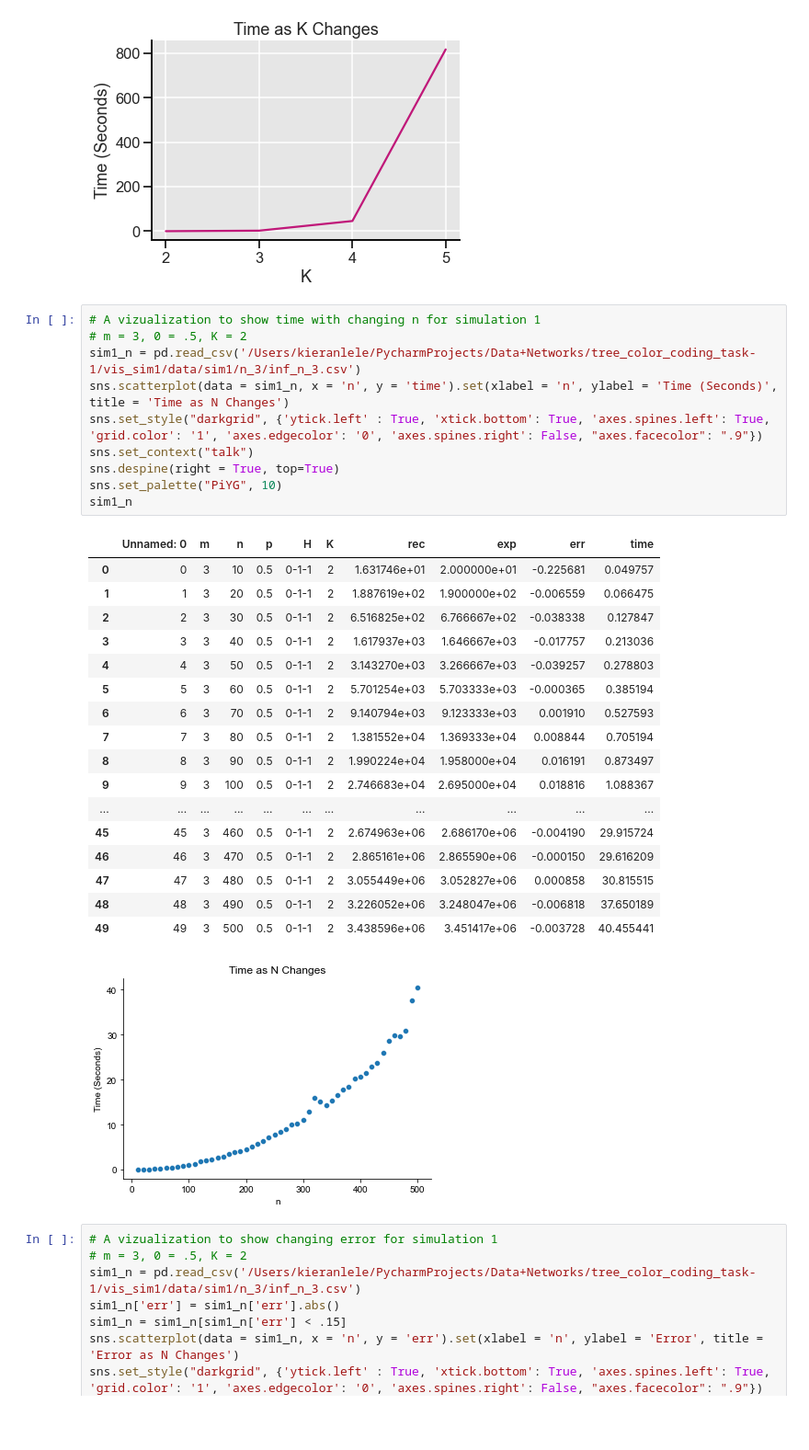
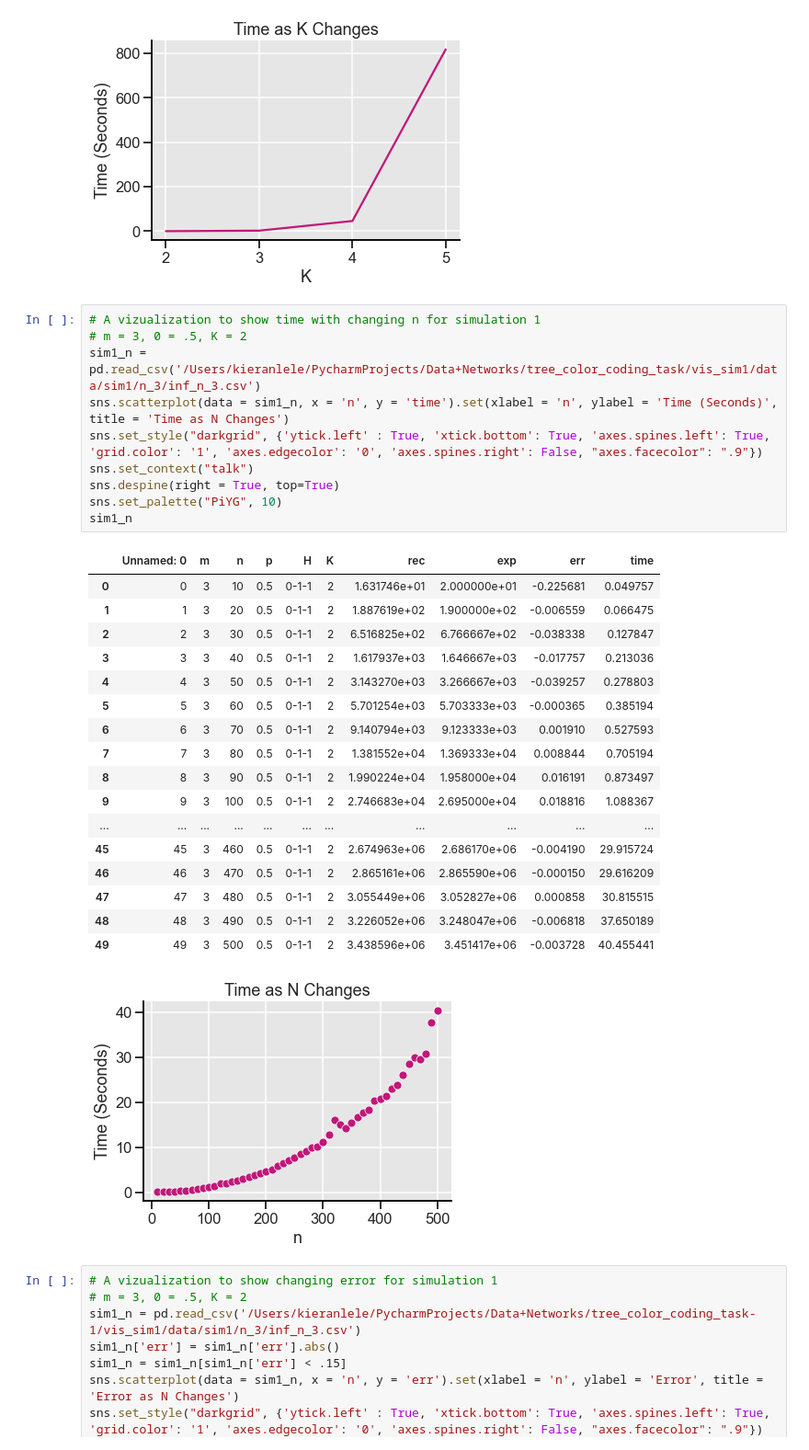
Before and after one commit to louishu17/tree_color_coding_task, a Jupyter notebook: Jupyter Vizualizations/showing_vizualizations.ipynb, the cells around one changed output. Shown at 92% size. Cells and saved outputs as stored; diff of their text form; blank space fills up the shorter version.

```diff
--- a/Jupyter Vizualizations/showing_vizualizations.ipynb
+++ b/Jupyter Vizualizations/showing_vizualizations.ipynb
@@ -28,32 +28,32 @@ sim1_k
 # %%
 # A vizualization to show time with changing n for simulation 1
 # m = 3, 0 = .5, K = 2
-sim1_n = pd.read_csv('/Users/kieranlele/PycharmProjects/Data+Networks/tree_color_coding_task-1/vis_sim1/data/sim1/n_3/inf_n_3.csv')
+sim1_n = pd.read_csv('/Users/kieranlele/PycharmProjects/Data+Networks/tree_color_coding_task/vis_sim1/data/sim1/n_3/inf_n_3.csv')
 sns.scatterplot(data = sim1_n, x = 'n', y = 'time').set(xlabel = 'n', ylabel = 'Time (Seconds)', title = 'Time as N Changes')
 sns.set_style("darkgrid", {'ytick.left' : True, 'xtick.bottom': True, 'axes.spines.left': True, 'grid.color': '1', 'axes.edgecolor': '0', 'axes.spines.right': False, "axes.facecolor": ".9"})
 sns.set_context("talk")
 sns.despine(right = True, top=True)
 sns.set_palette("PiYG", 10)
 sim1_n
 # %% [output]
 |  | Unnamed: 0 | m | n | p | H | K | rec | exp | err | time |
 | 0 | 0 | 3 | 10 | 0.5 | 0-1-1 | 2 | 1.631746e+01 | 2.000000e+01 | -0.225681 | 0.049757 |
 | 1 | 1 | 3 | 20 | 0.5 | 0-1-1 | 2 | 1.887619e+02 | 1.900000e+02 | -0.006559 | 0.066475 |
 | 2 | 2 | 3 | 30 | 0.5 | 0-1-1 | 2 | 6.516825e+02 | 6.766667e+02 | -0.038338 | 0.127847 |
 | 3 | 3 | 3 | 40 | 0.5 | 0-1-1 | 2 | 1.617937e+03 | 1.646667e+03 | -0.017757 | 0.213036 |
 | 4 | 4 | 3 | 50 | 0.5 | 0-1-1 | 2 | 3.143270e+03 | 3.266667e+03 | -0.039257 | 0.278803 |
 | 5 | 5 | 3 | 60 | 0.5 | 0-1-1 | 2 | 5.701254e+03 | 5.703333e+03 | -0.000365 | 0.385194 |
 | 6 | 6 | 3 | 70 | 0.5 | 0-1-1 | 2 | 9.140794e+03 | 9.123333e+03 | 0.001910 | 0.527593 |
 | 7 | 7 | 3 | 80 | 0.5 | 0-1-1 | 2 | 1.381552e+04 | 1.369333e+04 | 0.008844 | 0.705194 |
 | 8 | 8 | 3 | 90 | 0.5 | 0-1-1 | 2 | 1.990224e+04 | 1.958000e+04 | 0.016191 | 0.873497 |
 | 9 | 9 | 3 | 100 | 0.5 | 0-1-1 | 2 | 2.746683e+04 | 2.695000e+04 | 0.018816 | 1.088367 |
 | ... | ... | ... | ... | ... | ... | ... | ... | ... | ... | ... |
 | 45 | 45 | 3 | 460 | 0.5 | 0-1-1 | 2 | 2.674963e+06 | 2.686170e+06 | -0.004190 | 29.915724 |
 | 46 | 46 | 3 | 470 | 0.5 | 0-1-1 | 2 | 2.865161e+06 | 2.865590e+06 | -0.000150 | 29.616209 |
 | 47 | 47 | 3 | 480 | 0.5 | 0-1-1 | 2 | 3.055449e+06 | 3.052827e+06 | 0.000858 | 30.815515 |
 | 48 | 48 | 3 | 490 | 0.5 | 0-1-1 | 2 | 3.226052e+06 | 3.248047e+06 | -0.006818 | 37.650189 |
 | 49 | 49 | 3 | 500 | 0.5 | 0-1-1 | 2 | 3.438596e+06 | 3.451417e+06 | -0.003728 | 40.455441 |
-[figure, old version]
+[figure, new version]
 # %%
 # A vizualization to show changing error for simulation 1
 # m = 3, 0 = .5, K = 2
```
Also changed, not shown: 3 other files.
